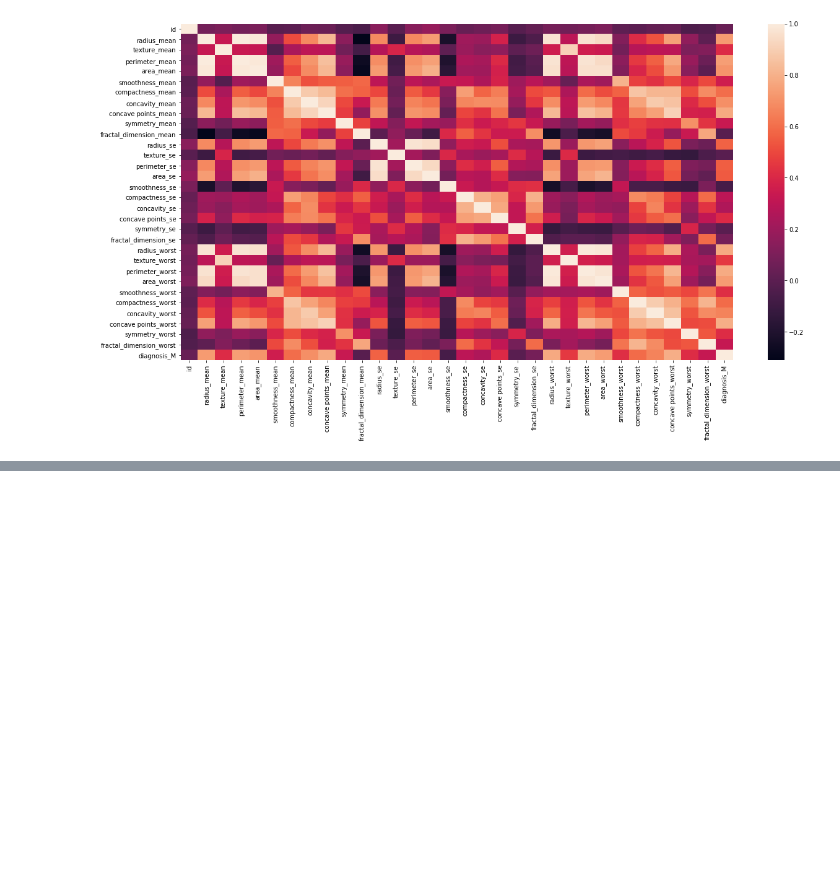
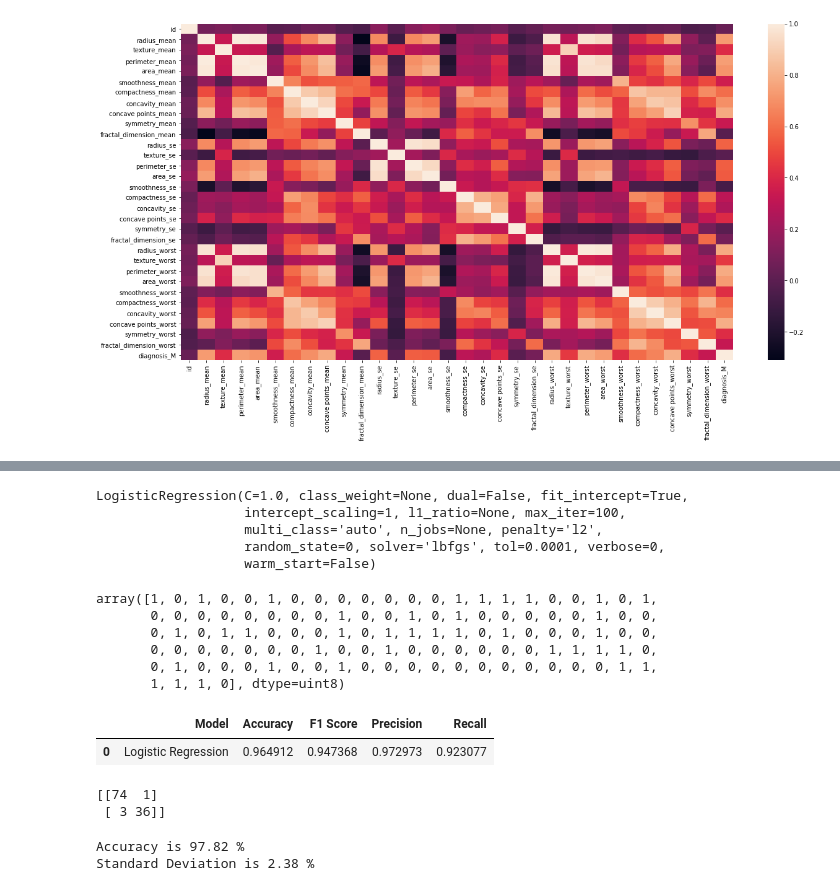
Before and after one commit to Sparkton/MLProjects, a Jupyter notebook: Breast Cancer Detection.ipynb, the cells around one changed output, grey strips where cells are left out. Drawn from its saved outputs; the diff is of its cells as text; code cells hidden in the pictures; blank space fills up the shorter version.

```diff
--- a/Breast Cancer Detection.ipynb
+++ b/Breast Cancer Detection.ipynb
@@ -177,0 +226,3 @@ sns.heatmap(dataset.corr())
+# %%
+xtrain = sc.fit_transform(xtrain)
+xtest = sc.transform(xtest)
@@ -177,0 +245,24 @@ sns.heatmap(dataset.corr())
+# %%
+classifir = LogisticRegression(random_state=0)
+classifir.fit(xtrain,ytrain)
+# %% [output]
+LogisticRegression(C=1.0, class_weight=None, dual=False, fit_intercept=True,
+                   intercept_scaling=1, l1_ratio=None, max_iter=100,
+                   multi_class='auto', n_jobs=None, penalty='l2',
+                   random_state=0, solver='lbfgs', tol=0.0001, verbose=0,
+                   warm_start=False)
+# %%
+ypred = classifir.predict(xtest)
+acc = accuracy_score(ytest,ypred)
+f1 = f1_score(ytest,ypred)
+prec = precision_score(ytest,ypred)
+rec = recall_score(ytest,ypred)
+# %%
+ypred
+# %% [output]
+array([1, 0, 1, 0, 0, 1, 0, 0, 0, 0, 0, 0, 0, 1, 1, 1, 1, 0, 0, 1, 0, 1,
+       0, 0, 0, 0, 0, 0, 0, 0, 1, 0, 0, 1, 0, 1, 0, 0, 0, 0, 0, 1, 0, 0,
+       0, 1, 0, 1, 1, 0, 0, 0, 1, 0, 1, 1, 1, 1, 0, 1, 0, 0, 0, 1, 0, 0,
+       0, 0, 0, 0, 0, 0, 0, 1, 0, 0, 1, 0, 0, 0, 0, 0, 0, 1, 1, 1, 1, 0,
+       0, 1, 0, 0, 0, 1, 0, 0, 1, 0, 0, 0, 0, 0, 0, 0, 0, 0, 0, 0, 1, 1,
+       1, 1, 1, 0], dtype=uint8)
@@ -177,0 +271,11 @@ sns.heatmap(dataset.corr())
+# %%
+results
+# %% [output]
+|  | Model | Accuracy | F1 Score | Precision | Recall |
+| 0 | Logistic Regression | 0.964912 | 0.947368 | 0.972973 | 0.923077 |
+# %%
+cm = confusion_matrix(ytest, ypred)
+print(cm)
+# %% [output]
+[[74  1]
+ [ 3 36]]
@@ -177,0 +284,6 @@ sns.heatmap(dataset.corr())
+# %%
+print("Accuracy is {:.2f} %".format(accuracies.mean()*100))
+print("Standard Deviation is {:.2f} %".format(accuracies.std()*100))
+# %% [output]
+Accuracy is 97.82 %
+Standard Deviation is 2.38 %
```
Also changed, not shown: parts of 28 cells of this notebook.
